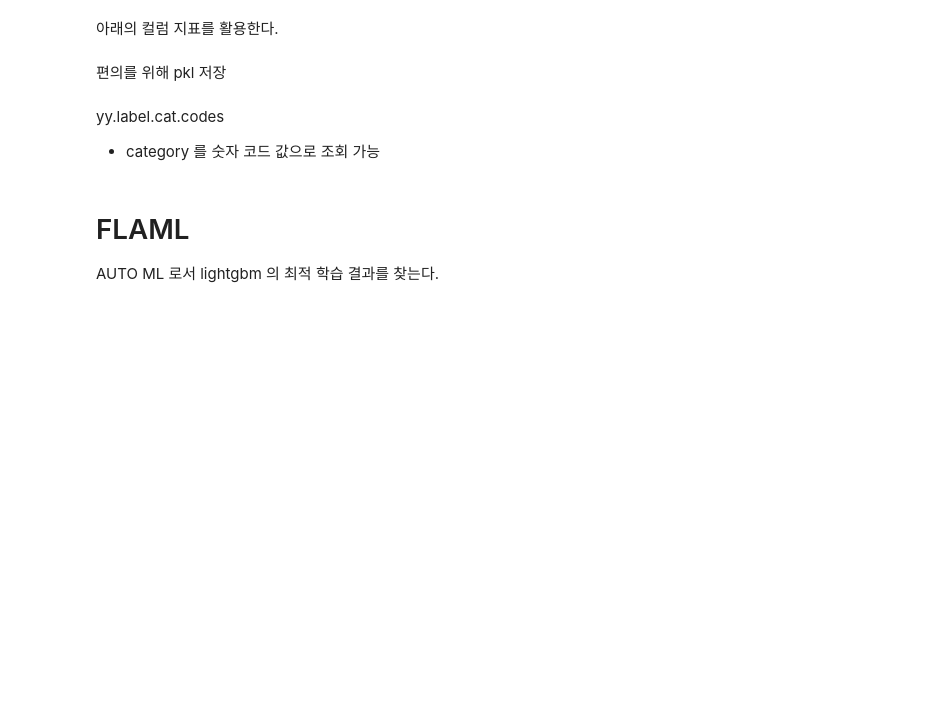
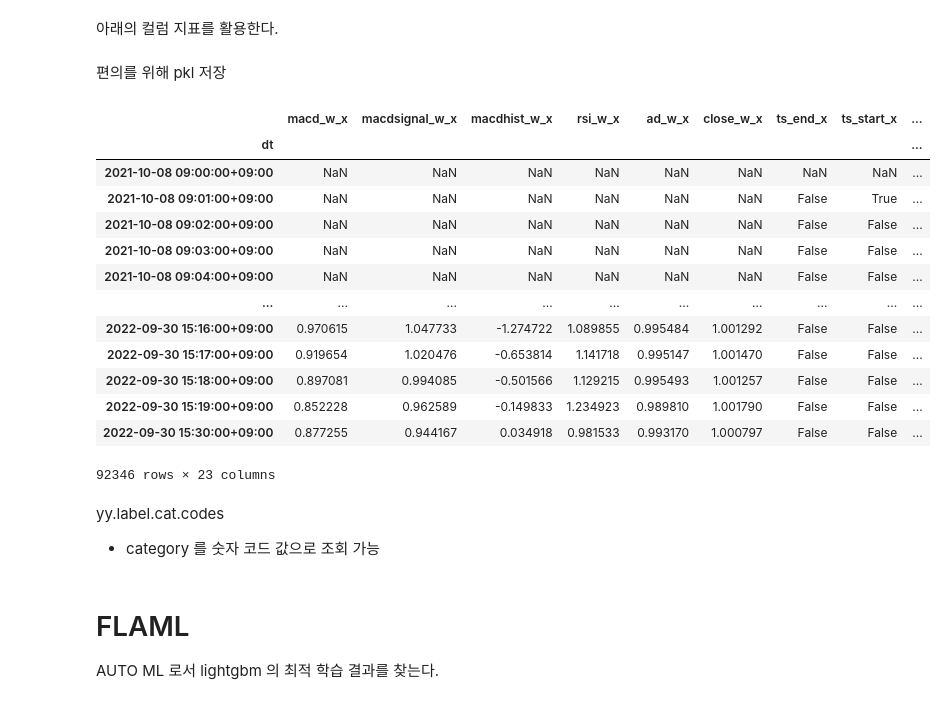
Before and after one commit to jangmino/AIFT2022, a Jupyter notebook: jupyter/baseline_model.ipynb, the cells around one changed output. Saved outputs shown, nothing was run; the diff lists cells and outputs as text; code cells hidden in the pictures; blank space fills up the shorter version.

```diff
--- a/jupyter/baseline_model.ipynb
+++ b/jupyter/baseline_model.ipynb
@@ -77,7 +77,6 @@ def make_binary_dt_features(df: pd.DataFrame):
   df가 변형됨
   """
   ss = df.reset_index()
-  ss.close
   df['ts_end'] = ss.dt.shift(-1).apply(lambda x: x.hour == 9 and x.minute == 0).values
   df['ts_start'] = ss.dt.apply(lambda x: x.hour == 9 and x.minute == 0).values
 # %% [markdown]
@@ -86,10 +85,12 @@ def make_binary_dt_features(df: pd.DataFrame):
 # %%
 def make_binary_close_indicators(df: pd.DataFrame):
   """
-  df가 변형됨: 현재 가격이 어제 종가보다 큰지?
+  df가 변형됨
   """
-  dic = {name:group.iloc[-1].close for name, group in df.groupby(df.index.strftime('%Y-%m-%d'))}
-  df['is_higher'] = pd.Series(df.index.strftime('%Y-%m-%d').map(dic).values, index=df.index).shift(1) < df.close
+  daily_prev_close = df.groupby(df.index.strftime('%Y-%m-%d')).close.last().shift(1)
+  xx = pd.Series(df.index.strftime('%Y-%m-%d').map(daily_prev_close).values, index=df.index)
+  df['is_higher'] = xx < df.close
+  df.loc[xx.isna(), 'is_higher']=np.nan
 # %%
 def make_binary_indicators(df: pd.DataFrame):
   make_binary_dt_features(df)
@@ -130,3 +129,5 @@ merged_df = pd.merge(compact_minute_dic['069500'], compact_minute_dic['114800'],
+# %%
+merged_df = merged_df.shift(1)
 # %%
 merged_df['label'] = 'NOP'
 merged_df.loc[(merged_df.target_x > merged_df.target_y) & (merged_df.target_x > 1.001) & (merged_df.target_y < 0.999), 'label'] = 'X'
@@ -136,6 +137,23 @@ merged_df['label'] = merged_df.label.astype('category')
 편의를 위해 pkl 저장
 # %%
 merged_df.to_pickle('.merged_for_baseline_df.pkl')
+# %%
+merged_df
+# %% [output]
+|  | macd_w_x | macdsignal_w_x | macdhist_w_x | rsi_w_x | ad_w_x | close_w_x | ts_end_x | ts_start_x | ... |
+| dt |  |  |  |  |  |  |  |  | ... |
+| 2021-10-08 09:00:00+09:00 | NaN | NaN | NaN | NaN | NaN | NaN | NaN | NaN | ... |
+| 2021-10-08 09:01:00+09:00 | NaN | NaN | NaN | NaN | NaN | NaN | False | True | ... |
+| 2021-10-08 09:02:00+09:00 | NaN | NaN | NaN | NaN | NaN | NaN | False | False | ... |
+| 2021-10-08 09:03:00+09:00 | NaN | NaN | NaN | NaN | NaN | NaN | False | False | ... |
+| 2021-10-08 09:04:00+09:00 | NaN | NaN | NaN | NaN | NaN | NaN | False | False | ... |
+| ... | ... | ... | ... | ... | ... | ... | ... | ... | ... |
+| 2022-09-30 15:16:00+09:00 | 0.970615 | 1.047733 | -1.274722 | 1.089855 | 0.995484 | 1.001292 | False | False | ... |
+| 2022-09-30 15:17:00+09:00 | 0.919654 | 1.020476 | -0.653814 | 1.141718 | 0.995147 | 1.001470 | False | False | ... |
+| 2022-09-30 15:18:00+09:00 | 0.897081 | 0.994085 | -0.501566 | 1.129215 | 0.995493 | 1.001257 | False | False | ... |
+| 2022-09-30 15:19:00+09:00 | 0.852228 | 0.962589 | -0.149833 | 1.234923 | 0.989810 | 1.001790 | False | False | ... |
+| 2022-09-30 15:30:00+09:00 | 0.877255 | 0.944167 | 0.034918 | 0.981533 | 0.993170 | 1.000797 | False | False | ... |
+92346 rows × 23 columns
 # %% [markdown]
 yy.label.cat.codes
 - category 를 숫자 코드 값으로 조회 가능
```
Also changed, not shown: parts of 17 cells of this notebook, 1 other file.
